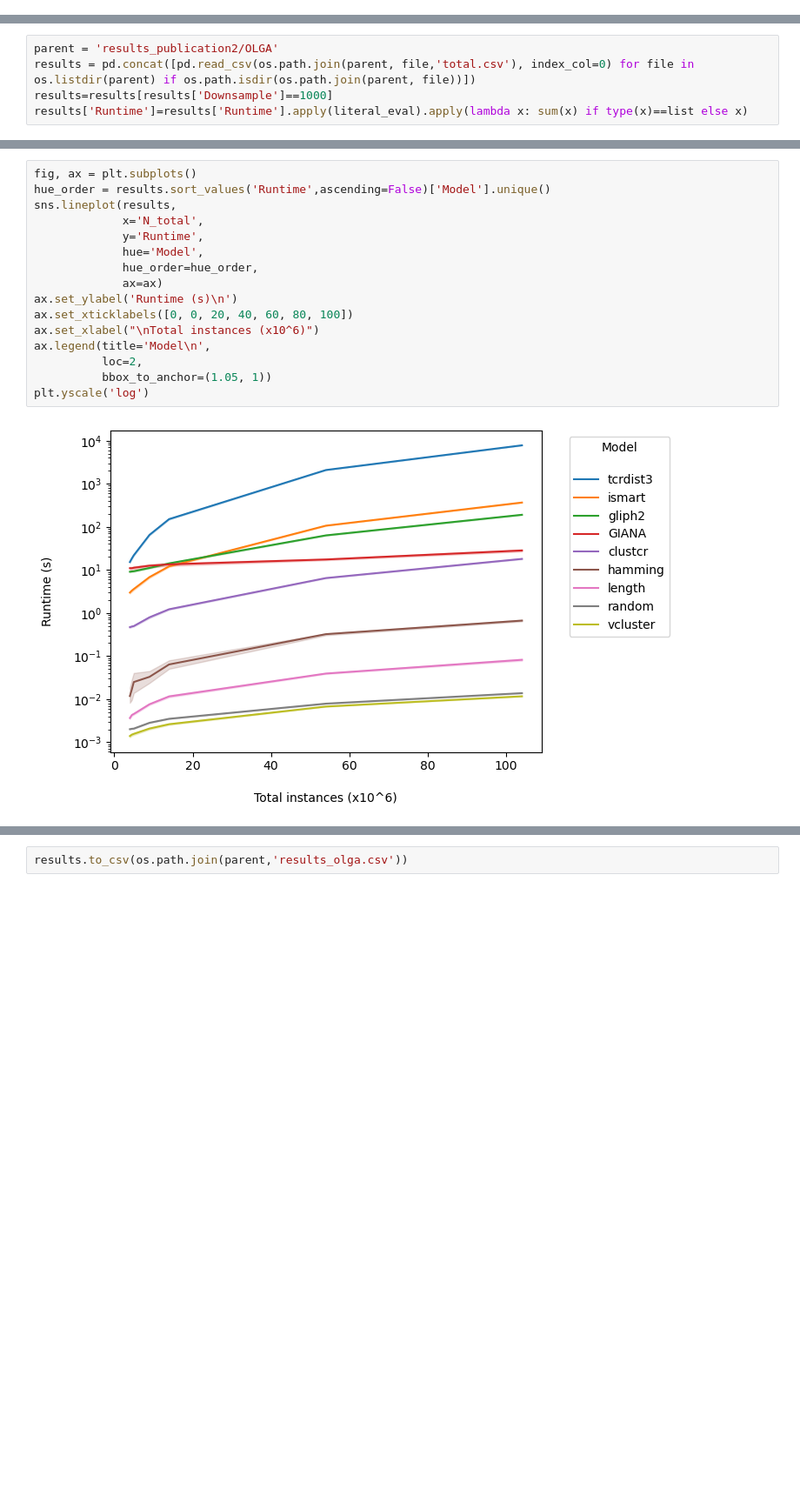
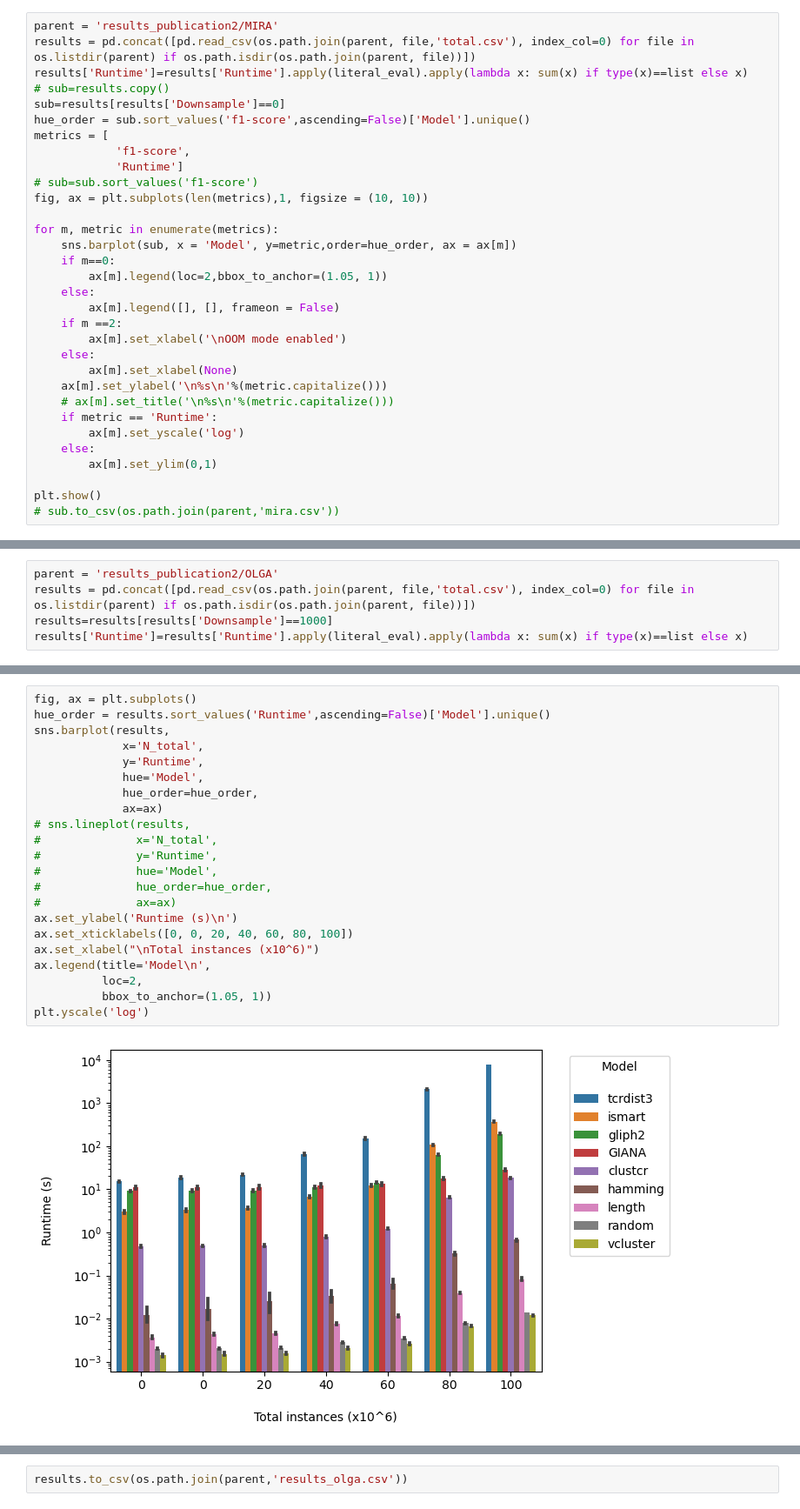
Before and after one commit to hudsondan/tcr-scapes, a Jupyter notebook: plotting.ipynb, the cells around one changed output, grey strips where cells are left out. Shown at 87% size. Saved outputs shown, nothing was run; the diff lists cells and outputs as text; blank space fills up the shorter version.

```diff
--- a/plotting.ipynb
+++ b/plotting.ipynb
@@ -345,0 +315,32 @@ eps
+# %%
+parent = 'results_publication2/MIRA'
+results = pd.concat([pd.read_csv(os.path.join(parent, file,'total.csv'), index_col=0) for file in os.listdir(parent) if os.path.isdir(os.path.join(parent, file))])
+results['Runtime']=results['Runtime'].apply(literal_eval).apply(lambda x: sum(x) if type(x)==list else x)
+# sub=results.copy()
+sub=results[results['Downsample']==0]
+hue_order = sub.sort_values('f1-score',ascending=False)['Model'].unique()
+metrics = [
+            'f1-score',
+            'Runtime']
+# sub=sub.sort_values('f1-score')
+fig, ax = plt.subplots(len(metrics),1, figsize = (10, 10))
+
+for m, metric in enumerate(metrics):
+    sns.barplot(sub, x = 'Model', y=metric,order=hue_order, ax = ax[m])
+    if m==0:
+        ax[m].legend(loc=2,bbox_to_anchor=(1.05, 1))
+    else:
+        ax[m].legend([], [], frameon = False)
+    if m ==2:
+        ax[m].set_xlabel('\nOOM mode enabled')
+    else:
+        ax[m].set_xlabel(None)
+    ax[m].set_ylabel('\n%s\n'%(metric.capitalize()))
+    # ax[m].set_title('\n%s\n'%(metric.capitalize()))
+    if metric == 'Runtime':
+        ax[m].set_yscale('log')
+    else:
+        ax[m].set_ylim(0,1)
+
+plt.show()
+# sub.to_csv(os.path.join(parent,'mira.csv'))
@@ -373,18 +454,24 @@ res
 # %%
 fig, ax = plt.subplots()
 hue_order = results.sort_values('Runtime',ascending=False)['Model'].unique()
-sns.lineplot(results,
+sns.barplot(results,
              x='N_total',
              y='Runtime',
              hue='Model',
              hue_order=hue_order,
              ax=ax)
+# sns.lineplot(results,
+#              x='N_total',
+#              y='Runtime',
+#              hue='Model',
+#              hue_order=hue_order,
+#              ax=ax)
 ax.set_ylabel('Runtime (s)\n')
 ax.set_xticklabels([0, 0, 20, 40, 60, 80, 100])
 ax.set_xlabel("\nTotal instances (x10^6)")
 ax.legend(title='Model\n',
           loc=2,
           bbox_to_anchor=(1.05, 1))
 plt.yscale('log')
 # %% [output]
-[figure, old version]
+[figure, new version]
```
Also changed, not shown: parts of 25 cells of this notebook, 41 other files.
